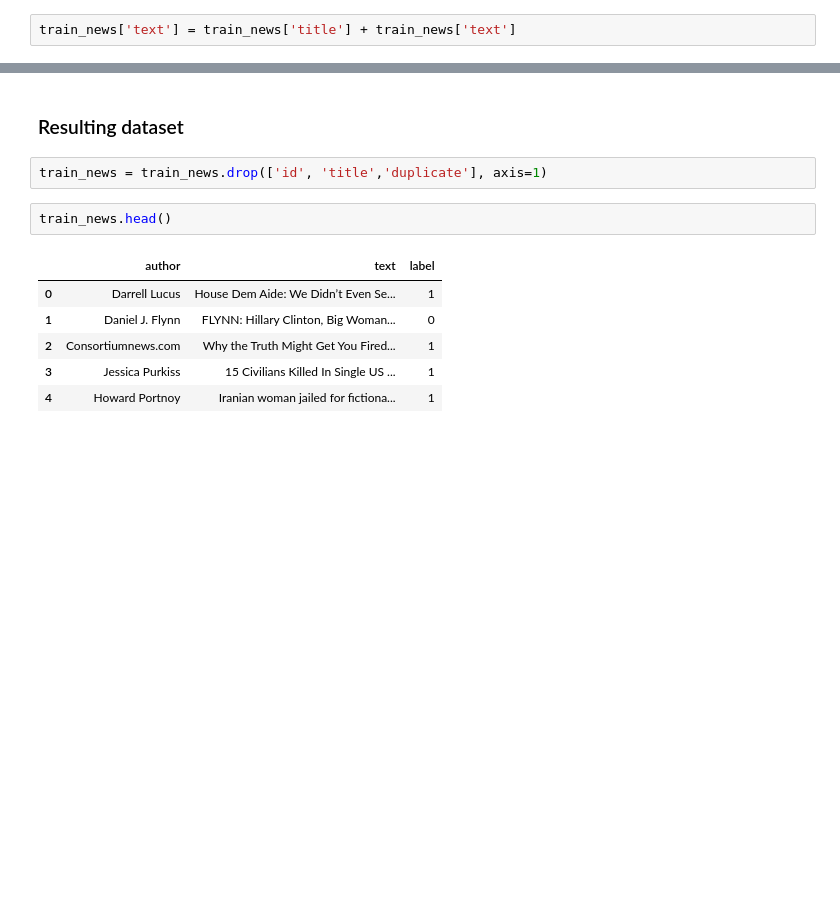
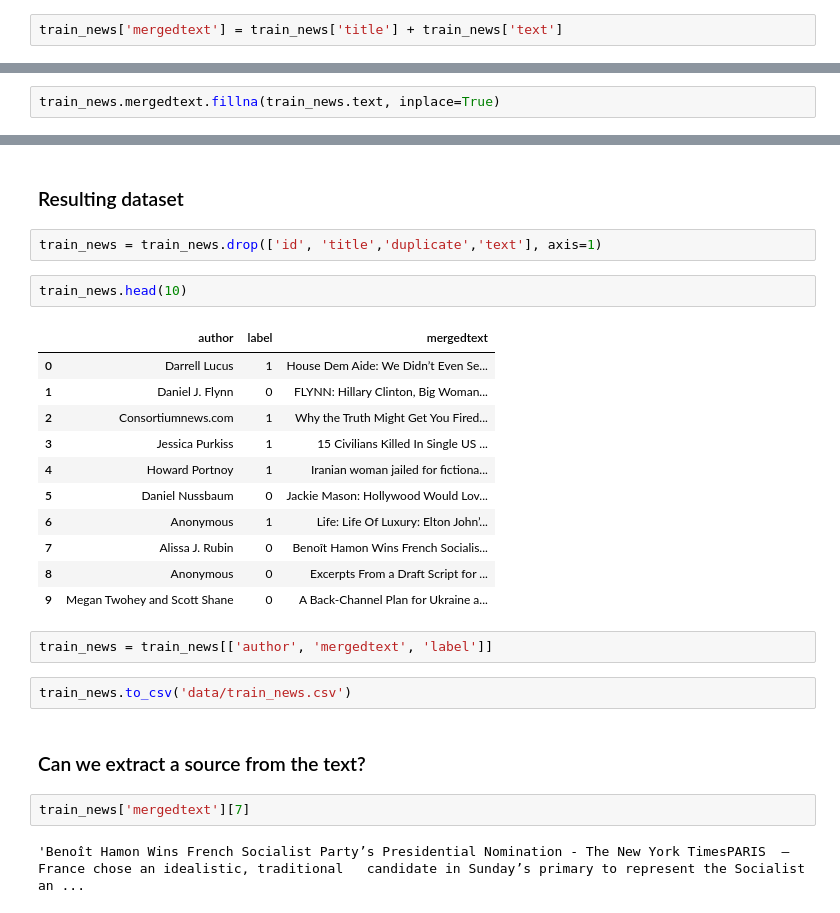
Before and after one commit to paulabarge-zz/final-project-NLP-fake-news, a Jupyter notebook: 02_Data_Exploration.ipynb, the cells around one changed output, grey strips where cells are left out. Saved outputs shown, nothing was run; the diff lists cells and outputs as text; blank space fills up the shorter version.

Commit message:
Adding Preprocessing and more data cleaning on the Data Exploration + another dataset

```diff
--- a/02_Data_Exploration.ipynb
+++ b/02_Data_Exploration.ipynb
@@ -241,4 +230,4 @@ dtype: int64
 # %% [raw]
 Merging title and text together
 # %%
-train_news['text'] = train_news['title'] + train_news['text']
+train_news['mergedtext'] = train_news['title'] + train_news['text']
@@ -244,0 +261,2 @@ train_news['text'] = train_news['title'] + train_news['text']
+# %%
+train_news.mergedtext.fillna(train_news.text, inplace=True)
@@ -245,13 +274,28 @@ train_news['text'] = train_news['title'] + train_news['text']
 # %% [markdown]
 ### Resulting dataset
 # %%
-train_news = train_news.drop(['id', 'title','duplicate'], axis=1)
+train_news = train_news.drop(['id', 'title','duplicate','text'], axis=1)
 # %%
-train_news.head()
+train_news.head(10)
 # %% [output]
-|  | author | text | label |
-| 0 | Darrell Lucus | House Dem Aide: We Didn’t Even Se... | 1 |
-| 1 | Daniel J. Flynn | FLYNN: Hillary Clinton, Big Woman... | 0 |
-| 2 | Consortiumnews.com | Why the Truth Might Get You Fired... | 1 |
-| 3 | Jessica Purkiss | 15 Civilians Killed In Single US ... | 1 |
-| 4 | Howard Portnoy | Iranian woman jailed for fictiona... | 1 |
+|  | author | label | mergedtext |
+| 0 | Darrell Lucus | 1 | House Dem Aide: We Didn’t Even Se... |
+| 1 | Daniel J. Flynn | 0 | FLYNN: Hillary Clinton, Big Woman... |
+| 2 | Consortiumnews.com | 1 | Why the Truth Might Get You Fired... |
+| 3 | Jessica Purkiss | 1 | 15 Civilians Killed In Single US ... |
+| 4 | Howard Portnoy | 1 | Iranian woman jailed for fictiona... |
+| 5 | Daniel Nussbaum | 0 | Jackie Mason: Hollywood Would Lov... |
+| 6 | Anonymous | 1 | Life: Life Of Luxury: Elton John’... |
+| 7 | Alissa J. Rubin | 0 | Benoît Hamon Wins French Socialis... |
+| 8 | Anonymous | 0 | Excerpts From a Draft Script for ... |
+| 9 | Megan Twohey and Scott Shane | 0 | A Back-Channel Plan for Ukraine a... |
+# %%
+train_news = train_news[['author', 'mergedtext', 'label']]
+# %%
+train_news.to_csv('data/train_news.csv')
+# %% [markdown]
+### Can we extract a source from the text?
+# %%
+train_news['mergedtext'][7]
+# %% [output]
+'Benoît Hamon Wins French Socialist Party’s Presidential Nomination - The New York TimesPARIS  —   France chose an idealistic, traditional   candidate in Sunday’s primary to represent the Socialist an ...
```
Also changed, not shown: parts of 19 cells of this notebook, 2 other files.
